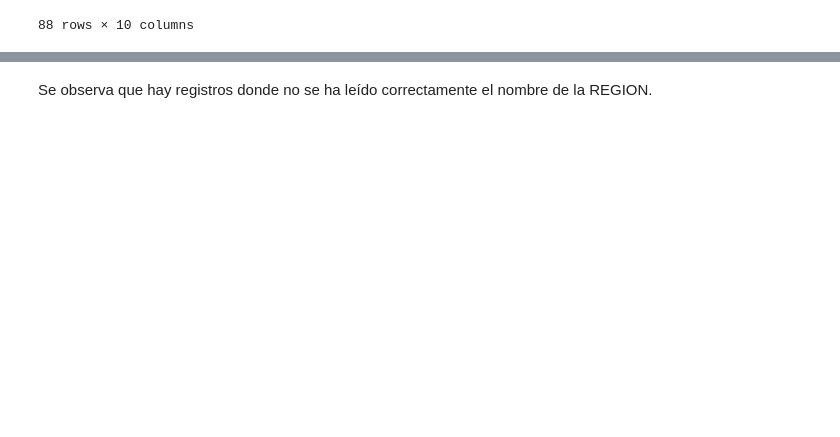
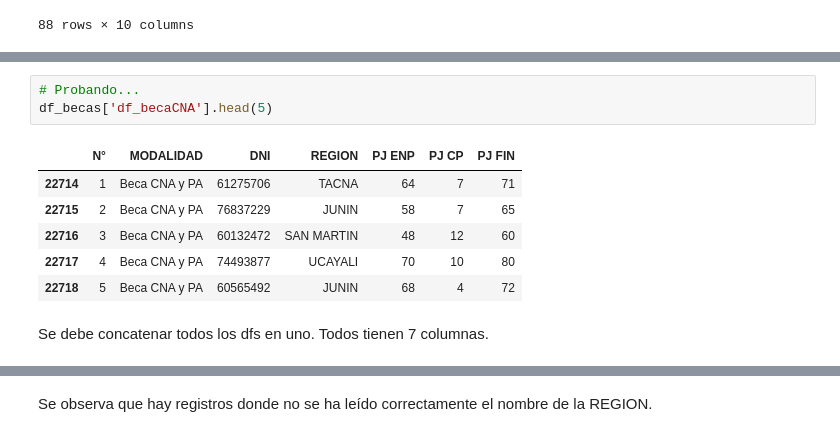
Before and after one commit to wreyesa/AnalisisBeca18, a Jupyter notebook: transform.ipynb, the cells around one changed output, grey strips where cells are left out. Drawn from its saved outputs; the diff is of its cells as text; blank space fills up the shorter version.

```diff
--- a/transform.ipynb
+++ b/transform.ipynb
@@ -345 +330,13 @@ df_becaCNA_2_clean
+# %%
+# Probando...
+df_becas['df_becaCNA'].head(5)
+# %% [output]
+|  | N° | MODALIDAD | DNI | REGION | PJ ENP | PJ CP | PJ FIN |
+| 22714 | 1 | Beca CNA y PA | 61275706 | TACNA | 64 | 7 | 71 |
+| 22715 | 2 | Beca CNA y PA | 76837229 | JUNIN | 58 | 7 | 65 |
+| 22716 | 3 | Beca CNA y PA | 60132472 | SAN MARTIN | 48 | 12 | 60 |
+| 22717 | 4 | Beca CNA y PA | 74493877 | UCAYALI | 70 | 10 | 80 |
+| 22718 | 5 | Beca CNA y PA | 60565492 | JUNIN | 68 | 4 | 72 |
+# %% [markdown]
+Se debe concatenar todos los dfs en uno. Todos tienen 7 columnas.
 # %%
```
Also changed, not shown: parts of 62 cells of this notebook, 2 other files.
